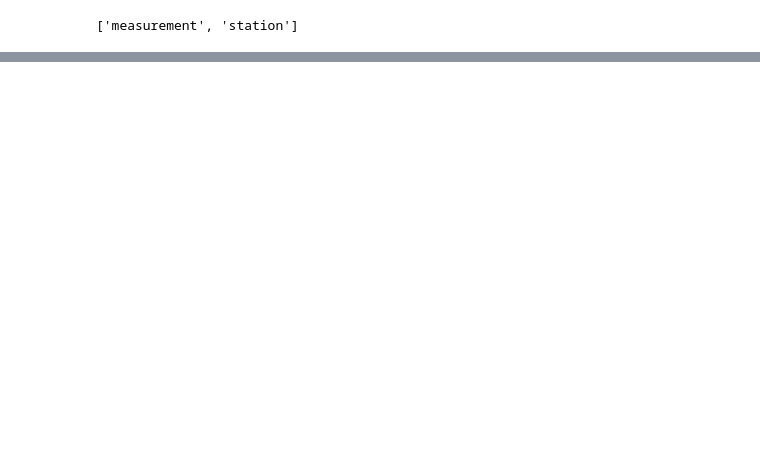
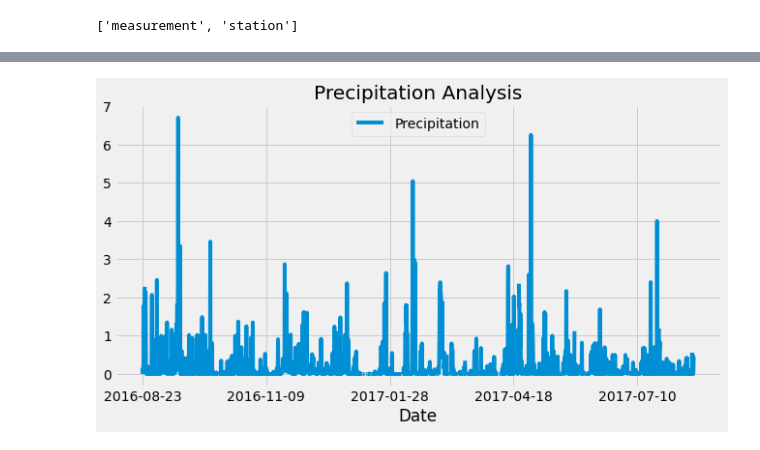
Before and after one commit to nehuffman13/sqlalchemy-challenge, a Jupyter notebook: app.py.ipynb, the cells around one changed output, grey strips where cells are left out. Cells and saved outputs as stored; diff of their text form; code cells hidden in the pictures; blank space fills up the shorter version.

```diff
--- a/app.py.ipynb
+++ b/app.py.ipynb
@@ -31,17 +31,26 @@ Base.classes.keys()
 ['measurement', 'station']
 # %%
  # Save references to each table
+Measurement = Base.classes.measurement
+Station = Base.classes.station
 # %%
  # Create our session (link) from Python to the DB
+session = Session(engine)
 # %%
- # Design a query to retrieve the last 12 months of precipitation data and plot the results
+ # Calculate the date 1 year ago from the last data point in the database
+one_year_data = dt.date(2017,8,23) - dt.timedelta(days=365)
+one_year_data
 
-# Calculate the date 1 year ago from the last data point in the database
+# Design a query to retrieve the last 12 months of precipitation data and plot the results
+precipitation_data = session.query(Measurement.date, Measurement.prcp).\
+    filter(Measurement.date >= one_year_data).\
+    order_by(Measurement.date).all()
+
 
 # Perform a query to retrieve the data and precipitation scores
+scores_data = session.query(Measurement.date, Measurement.prcp).order_by(Measurement.date.desc()).all()
 
 # Save the query results as a Pandas DataFrame and set the index to the date column
-
-# Sort the dataframe by date
-
-# Use Pandas Plotting with Matplotlib to plot the data
+precipitation_df = pd.DataFrame(precipitation_data, columns=["Date","Precipitation"])
+precipitation_df.set_index("Date", inplace=True,)
+precipitation_df.head()
@@ -48,3 +65,11 @@ Base.classes.keys()
+# %%
+# Use Pandas Plotting with Matplotlib to plot the data
+precipitation_df.plot(title="Precipitation Analysis", figsize=(10,5))
+plt.legend(loc='upper center')
+plt.savefig("Images/precipitation.png")
+plt.show()
+# %% [output]
+[figure, added]
 # %%
  # Use Pandas to calcualte the summary statistics for the precipitation data
 # %%
```
Also changed, not shown: parts of 1 cell of this notebook, 2 other files.
